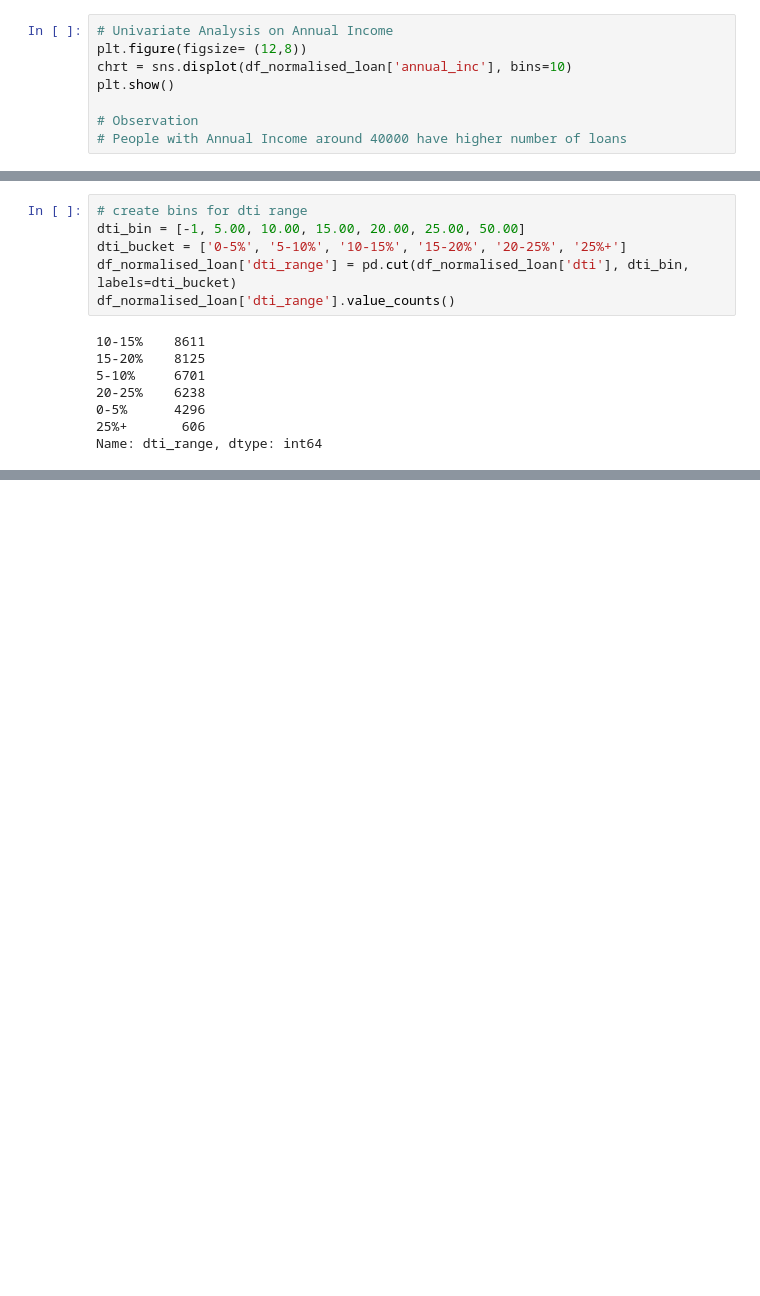
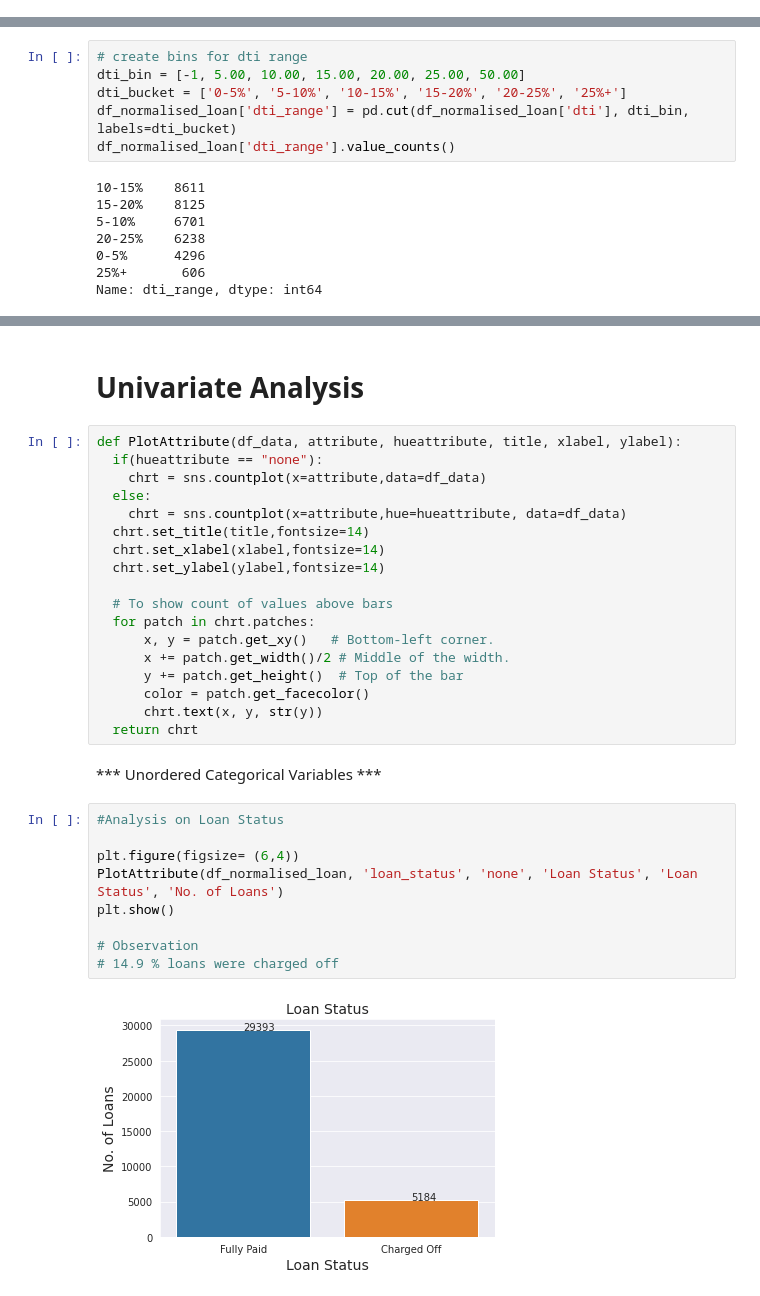
Before and after one commit to chitra-psg/lending-club, a Jupyter notebook: customer_loan_profile_analysis.ipynb, the cells around one changed output, grey strips where cells are left out. Cells and saved outputs as stored; diff of their text form; blank space fills up the shorter version.

```diff
--- a/customer_loan_profile_analysis.ipynb
+++ b/customer_loan_profile_analysis.ipynb
@@ -253,8 +131,0 @@ plt.show()
-# %%
-# Univariate Analysis on Annual Income
-plt.figure(figsize= (12,8))
-chrt = sns.displot(df_normalised_loan['annual_inc'], bins=10)
-plt.show()
-
-# Observation
-# People with Annual Income around 40000 have higher number of loans
@@ -300,0 +214,33 @@ Name: dti_range, dtype: int64
+# %% [markdown]
+# **Univariate Analysis**
+# %%
+def PlotAttribute(df_data, attribute, hueattribute, title, xlabel, ylabel):
+  if(hueattribute == "none"):
+    chrt = sns.countplot(x=attribute,data=df_data)
+  else:
+    chrt = sns.countplot(x=attribute,hue=hueattribute, data=df_data)
+  chrt.set_title(title,fontsize=14)
+  chrt.set_xlabel(xlabel,fontsize=14)
+  chrt.set_ylabel(ylabel,fontsize=14)
+
+  # To show count of values above bars
+  for patch in chrt.patches:
+      x, y = patch.get_xy()   # Bottom-left corner.
+      x += patch.get_width()/2 # Middle of the width.
+      y += patch.get_height()  # Top of the bar
+      color = patch.get_facecolor()
+      chrt.text(x, y, str(y))
+  return chrt
+# %% [markdown]
+*** Unordered Categorical Variables ***<br>
+# %%
+#Analysis on Loan Status
+
+plt.figure(figsize= (6,4))
+PlotAttribute(df_normalised_loan, 'loan_status', 'none', 'Loan Status', 'Loan Status', 'No. of Loans')
+plt.show()
+
+# Observation
+# 14.9 % loans were charged off
+# %% [output]
+[figure, added]
```
Also changed, not shown: parts of 52 cells of this notebook.
